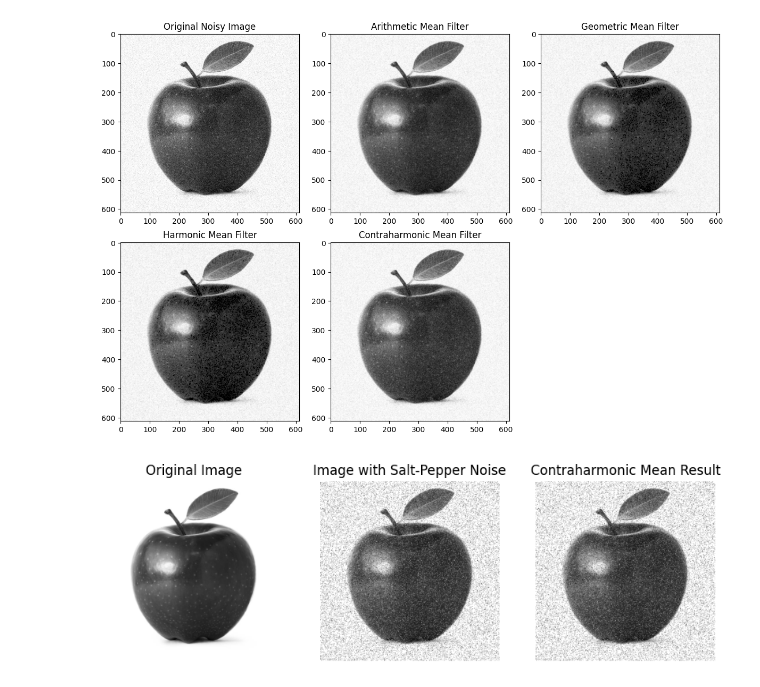
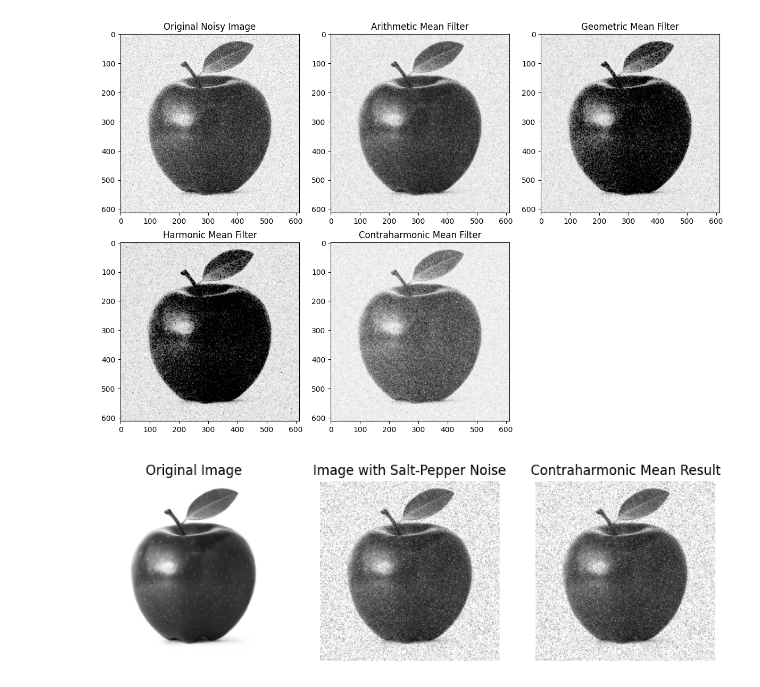
Before and after one commit to ahmedfahad04/IIT-LAB, a Jupyter notebook: 8th Semester Labs/Image Processing Labs/Classworks/Lab_4/noise_removal.ipynb, the cells around one changed output. Saved outputs shown, nothing was run; the diff lists cells and outputs as text; code cells hidden in the pictures.

```diff
--- a/8th Semester Labs/Image Processing Labs/Classworks/Lab_4/noise_removal.ipynb
+++ b/8th Semester Labs/Image Processing Labs/Classworks/Lab_4/noise_removal.ipynb
@@ -51,8 +51,8 @@ def contraharmonic_mean_filter(image, kernel_size=3, Q=1.5):
 if __name__ == "__main__":
         # Load a sample grayscale image and add Gaussian noise
     image = cv2.imread('../../images/apple.jpg', cv2.IMREAD_GRAYSCALE)
-    # image = np.ones((100, 100), dtype=np.float32) * 128  # Uniform gray image
-    noise = np.random.normal(0, 25, image.shape)         # Gaussian noise
+
+    noise = np.random.normal(0, 55, image.shape) # Gaussian noise
     noisy_image = np.clip(image + noise, 0, 255).astype(np.uint8)
 
     # Apply Filters
@@ -61,34 +61,34 @@ if __name__ == "__main__":
     harmonic_mean_result = harmonic_mean_filter(noisy_image, kernel_size=3)
     contraharmonic_mean_result = contraharmonic_mean_filter(noisy_image, kernel_size=3, Q=1.5)
 
     # Display results
     import matplotlib.pyplot as plt
     plt.figure(figsize=(12, 8))
 
     plt.subplot(2, 3, 1)
     plt.title("Original Noisy Image")
     plt.imshow(noisy_image, cmap='gray')
 
     plt.subplot(2, 3, 2)
     plt.title("Arithmetic Mean Filter")
     plt.imshow(arithmetic_mean_result, cmap='gray')
 
     plt.subplot(2, 3, 3)
     plt.title("Geometric Mean Filter")
     plt.imshow(geometric_mean_result, cmap='gray')
 
     plt.subplot(2, 3, 4)
     plt.title("Harmonic Mean Filter")
     plt.imshow(harmonic_mean_result, cmap='gray')
 
     plt.subplot(2, 3, 5)
     plt.title("Contraharmonic Mean Filter")
     plt.imshow(contraharmonic_mean_result, cmap='gray')
 
     plt.tight_layout()
     plt.show()
 # %% [output]
-[figure, old version]
+[figure, new version]
 # %%
 import numpy as np
 import cv2
```
Also changed, not shown: 2 other files.
